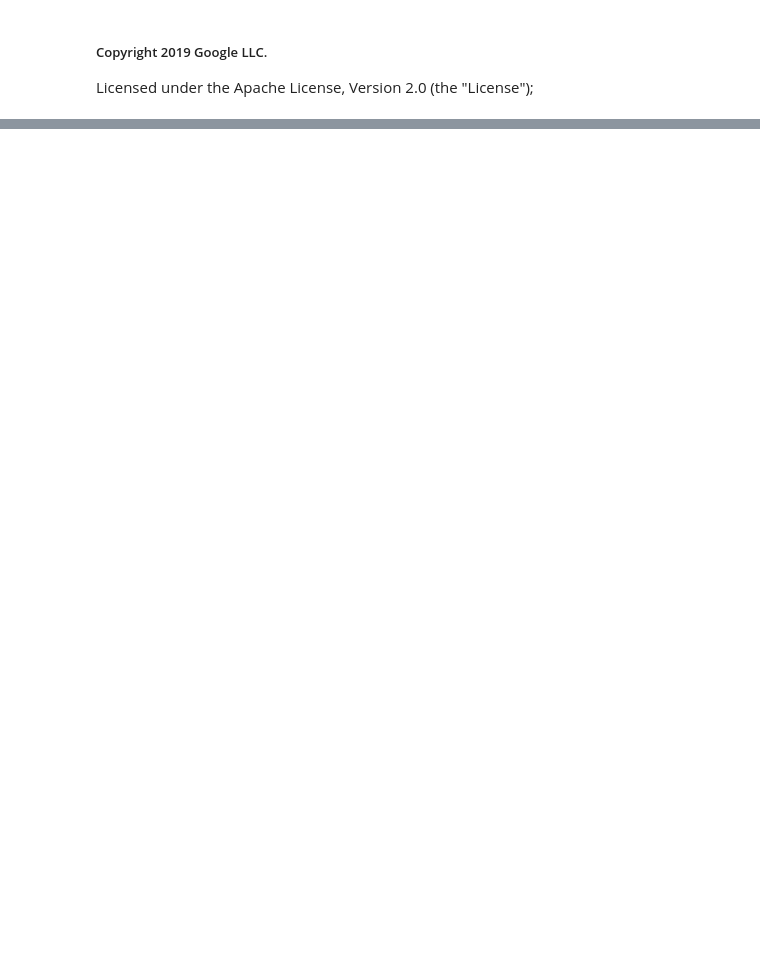
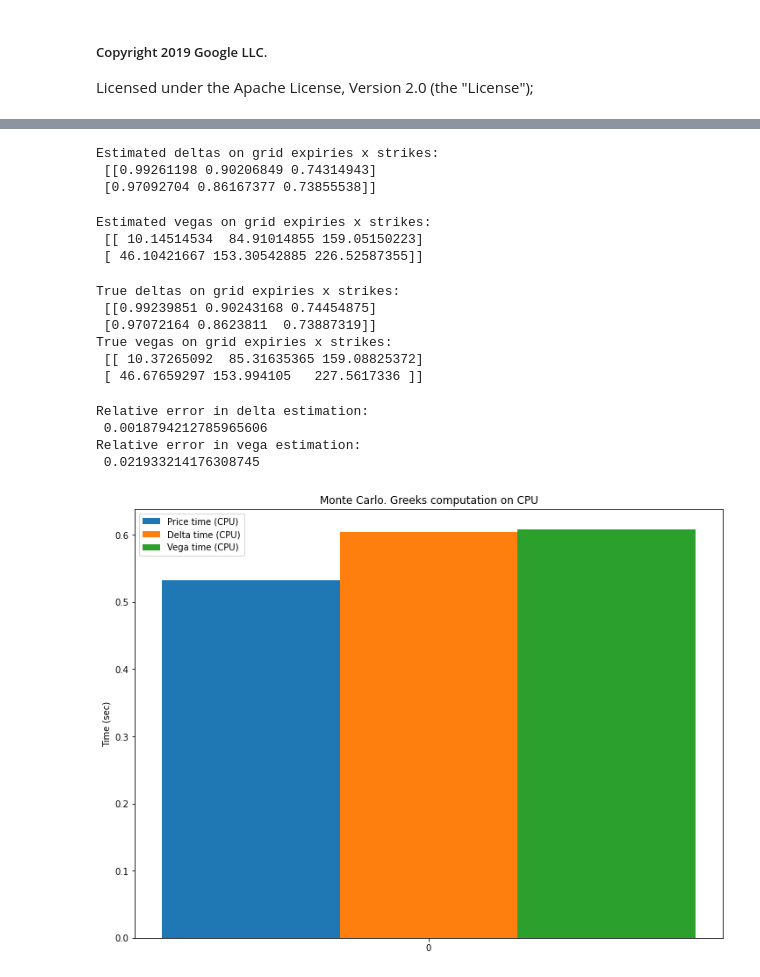
Before and after one commit to google/tf-quant-finance, a Jupyter notebook: tf_quant_finance/examples/jupyter_notebooks/Monte_Carlo_Euler_Scheme.ipynb, the cells around one changed output, grey strips where cells are left out. Cells and saved outputs as stored; diff of their text form; code cells hidden in the pictures; blank space fills up the shorter version.

```diff
--- a/tf_quant_finance/examples/jupyter_notebooks/Monte_Carlo_Euler_Scheme.ipynb
+++ b/tf_quant_finance/examples/jupyter_notebooks/Monte_Carlo_Euler_Scheme.ipynb
@@ -325,0 +427,14 @@ plt.show()
+# %%
+estimated_deltas = delta_fn_xla(spot)
+print("Estimated deltas on grid expiries x strikes: \n", estimated_deltas.numpy())
+# %% [output]
+Estimated deltas on grid expiries x strikes:
+ [[0.99261198 0.90206849 0.74314943]
+ [0.97092704 0.86167377 0.73855538]]
+# %%
+estimated_vegas = vega_fn_xla(sigma)
+print("Estimated vegas on grid expiries x strikes: \n", estimated_vegas.numpy())
+# %% [output]
+Estimated vegas on grid expiries x strikes:
+ [[ 10.14514534  84.91014855 159.05150223]
+ [ 46.10421667 153.30542885 226.52587355]]
@@ -325,0 +453,20 @@ plt.show()
+# %%
+true_delta = tff.math.fwd_gradient(true_delta_fn, spot)
+true_vega = tff.math.fwd_gradient(true_vega_fn, sigma)
+print("True deltas on grid expiries x strikes: \n", true_delta.numpy())
+print("True vegas on grid expiries x strikes: \n", true_vega.numpy())
+# %% [output]
+True deltas on grid expiries x strikes:
+ [[0.99239851 0.90243168 0.74454875]
+ [0.97072164 0.8623811  0.73887319]]
+True vegas on grid expiries x strikes:
+ [[ 10.37265092  85.31635365 159.08825372]
+ [ 46.67659297 153.994105   227.5617336 ]]
+# %%
+print("Relative error in delta estimation: \n", np.max(abs(estimated_deltas - true_delta) / true_delta))
+print("Relative error in vega estimation: \n", np.max(abs(estimated_vegas - true_vega) / true_vega))
+# %% [output]
+Relative error in delta estimation:
+ 0.0018794212785965606
+Relative error in vega estimation:
+ 0.021933214176308745
@@ -325,0 +529,28 @@ plt.show()
+# %%
+#@title CPU greeks computation speed
+
+ind = np.arange(1)  # the x locations for the groups
+width = 0.35  # the width of the bars
+
+fig, ax = plt.subplots()
+
+fig.set_figheight(9)
+fig.set_figwidth(12)
+
+ax.bar(ind - width/8, [time_price_cpu], width / 8,
+       label='Price time (CPU)')
+ax.bar(ind, [time_delta_cpu], width / 8,
+       label='Delta time (CPU)')
+ax.bar(ind + width/8, [time_vega_cpu], width / 8,
+       label='Vega time (CPU)')
+
+# Add some text for labels, title and custom x-axis tick labels, etc.
+ax.set_ylabel('Time (sec)')
+ax.set_title('Monte Carlo. Greeks computation on CPU')
+ax.set_xticks(ind)
+ax.legend()
+
+
+plt.show()
+# %% [output]
+[figure, added]
```
Also changed, not shown: parts of 38 cells of this notebook.
